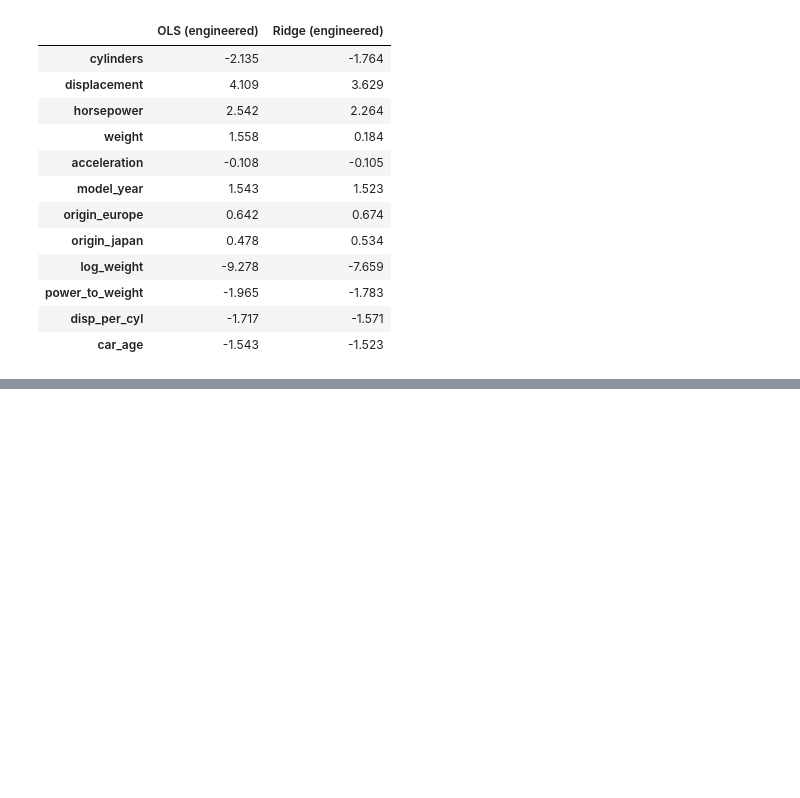
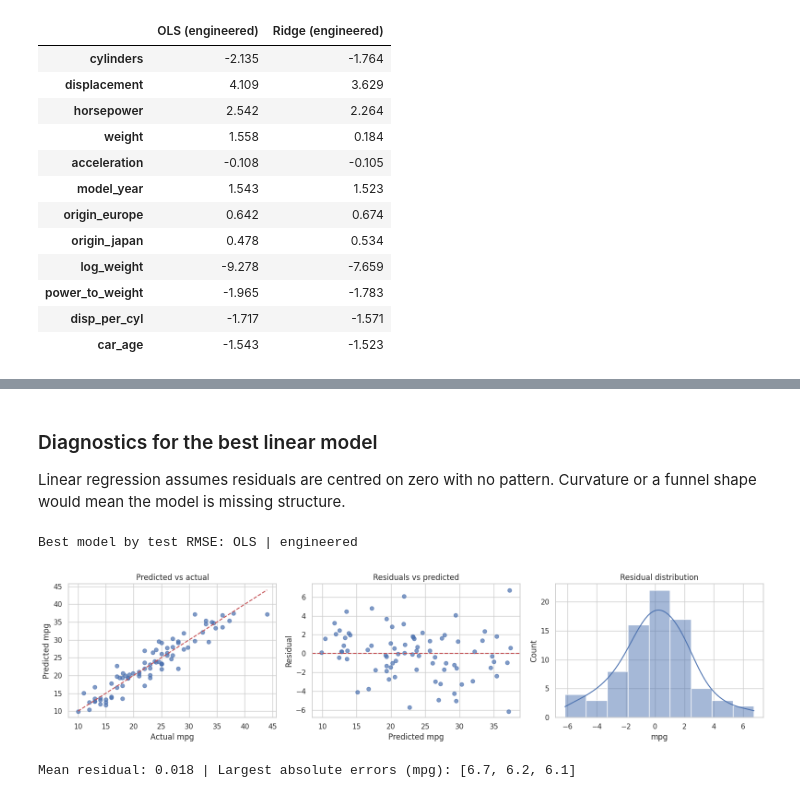
Before and after one commit to Saeed7521/Research-Assignment, a Jupyter notebook: experiment.ipynb, the cells around one changed output, grey strips where cells are left out. Cells and saved outputs as stored; diff of their text form; code cells hidden in the pictures; blank space fills up the shorter version.

```diff
--- a/experiment.ipynb
+++ b/experiment.ipynb
@@ -215,0 +246,17 @@ Standardized coefficients (effect on mpg of +1 std in each feature):
+# %% [markdown]
+### Diagnostics for the best linear model
+Linear regression assumes residuals are centred on zero with no pattern. Curvature or a funnel shape would mean the model is missing structure.
+# %%
+best = results['Test RMSE'].drop('Baseline (mean)').idxmin()
+print('Best model by test RMSE:', best)
+pred = fitted[best].predict(X_test_raw); resid = y_test - pred
+fig, ax = plt.subplots(1, 3, figsize=(16, 4))
+ax[0].scatter(y_test, pred, alpha=.7); lims = [y_test.min(), y_test.max()]; ax[0].plot(lims, lims, 'r--'); ax[0].set_xlabel('Actual mpg'); ax[0].set_ylabel('Predicted mpg'); ax[0].set_title('Predicted vs actual')
+ax[1].scatter(pred, resid, alpha=.7); ax[1].axhline(0, color='r', ls='--'); ax[1].set_xlabel('Predicted mpg'); ax[1].set_ylabel('Residual'); ax[1].set_title('Residuals vs predicted')
+sns.histplot(resid, kde=True, ax=ax[2]); ax[2].set_title('Residual distribution')
+plt.tight_layout(); plt.show()
+print('Mean residual:', round(resid.mean(), 3), '| Largest absolute errors (mpg):', resid.abs().nlargest(3).round(1).tolist())
+# %% [output]
+Best model by test RMSE: OLS | engineered
+[figure, added]
+Mean residual: 0.018 | Largest absolute errors (mpg): [6.7, 6.2, 6.1]
```
Also changed, not shown: parts of 3 cells of this notebook.
